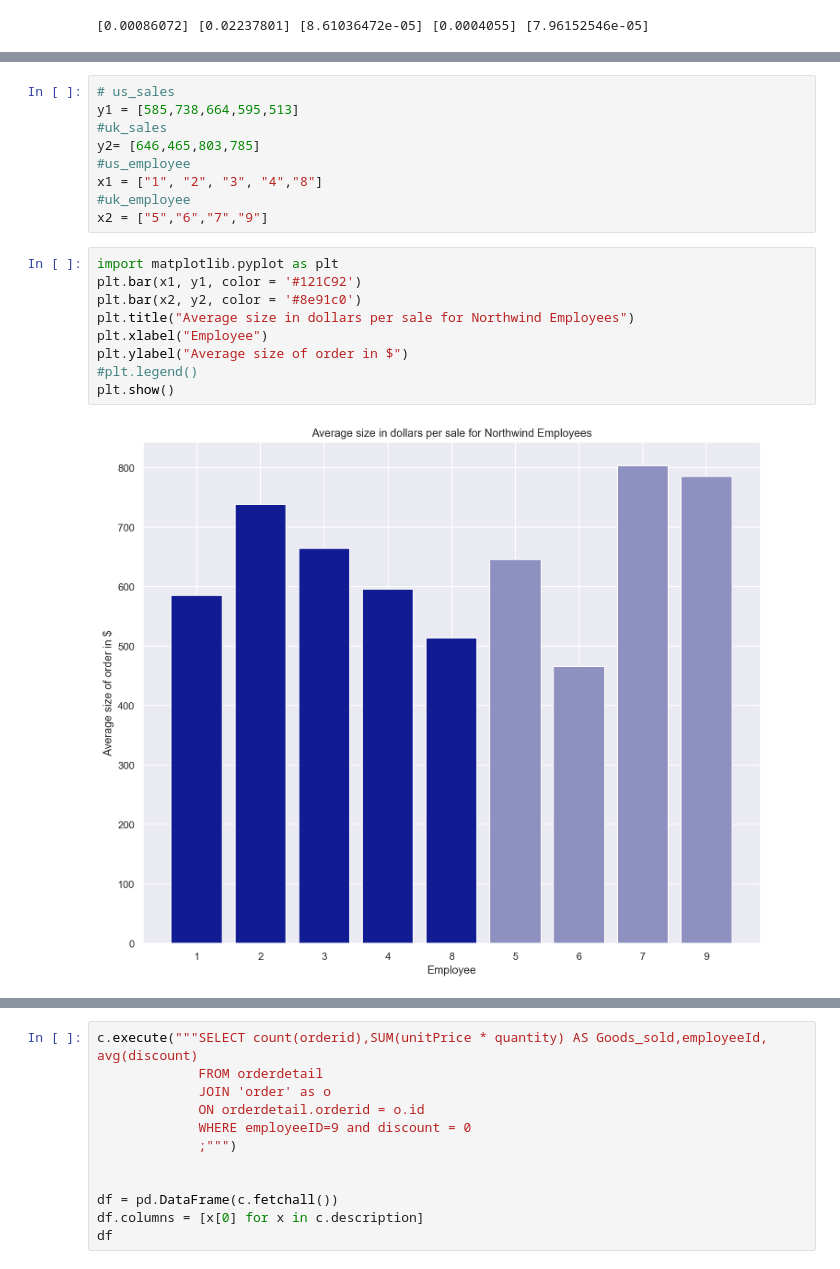
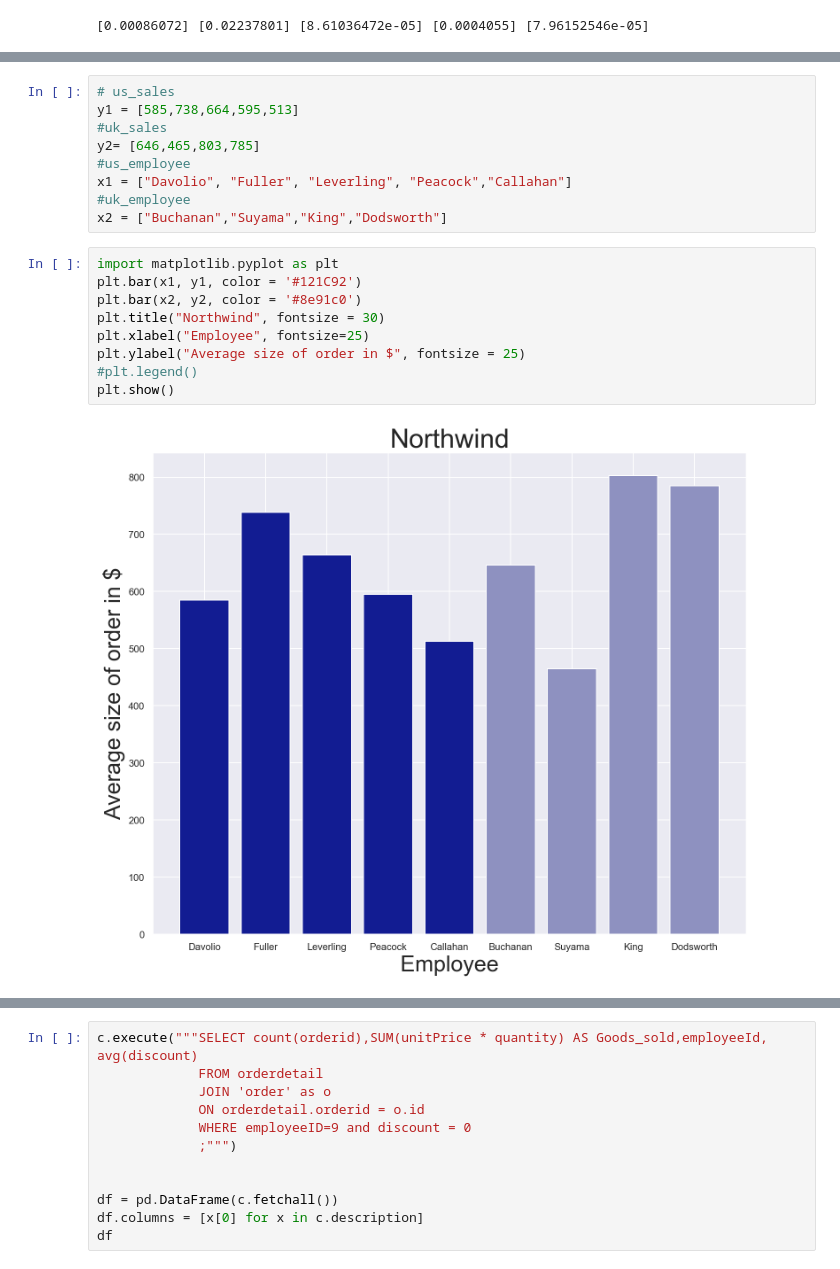
Before and after one commit to AnnikaNoren/dsc-mod-3-project-online-ds-pt-071519, a Jupyter notebook: Project.ipynb, the cells around one changed output, grey strips where cells are left out. Saved outputs shown, nothing was run; the diff lists cells and outputs as text.

```diff
--- a/Project.ipynb
+++ b/Project.ipynb
@@ -740,17 +766,17 @@ y1 = [585,738,664,595,513]
 #uk_sales
 y2= [646,465,803,785]
 #us_employee
-x1 = ["1", "2", "3", "4","8"]
+x1 = ["Davolio", "Fuller", "Leverling", "Peacock","Callahan"]
 #uk_employee
-x2 = ["5","6","7","9"]
+x2 = ["Buchanan","Suyama","King","Dodsworth"]
 # %%
 import matplotlib.pyplot as plt
 plt.bar(x1, y1, color = '#121C92')
 plt.bar(x2, y2, color = '#8e91c0')
-plt.title("Average size in dollars per sale for Northwind Employees")
-plt.xlabel("Employee")
-plt.ylabel("Average size of order in $")
+plt.title("Northwind", fontsize = 30)
+plt.xlabel("Employee", fontsize=25)
+plt.ylabel("Average size of order in $", fontsize = 25)
 #plt.legend()
 plt.show()
 # %% [output]
-[figure, old version]
+[figure, new version]
```
Also changed, not shown: parts of 82 cells of this notebook.
